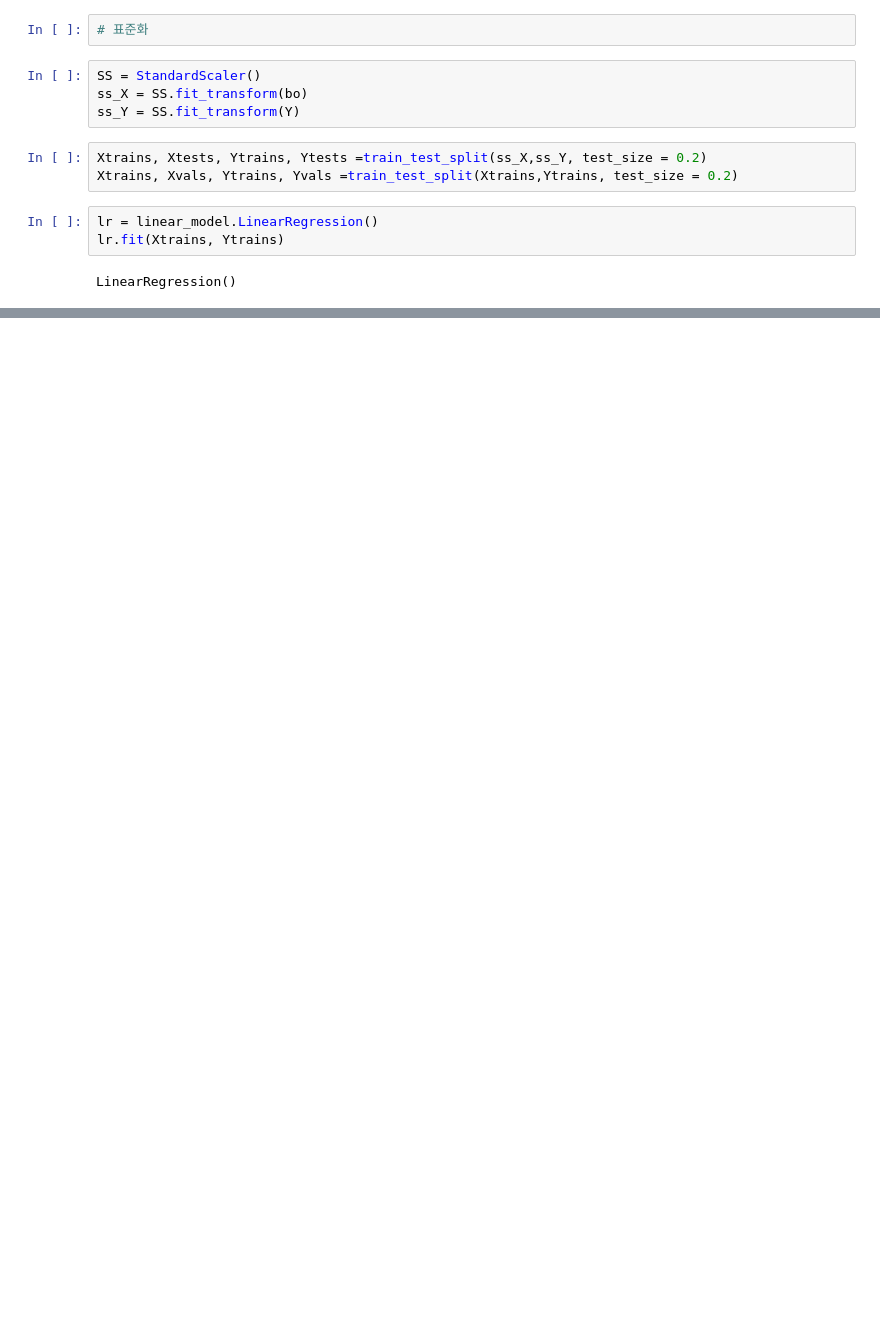
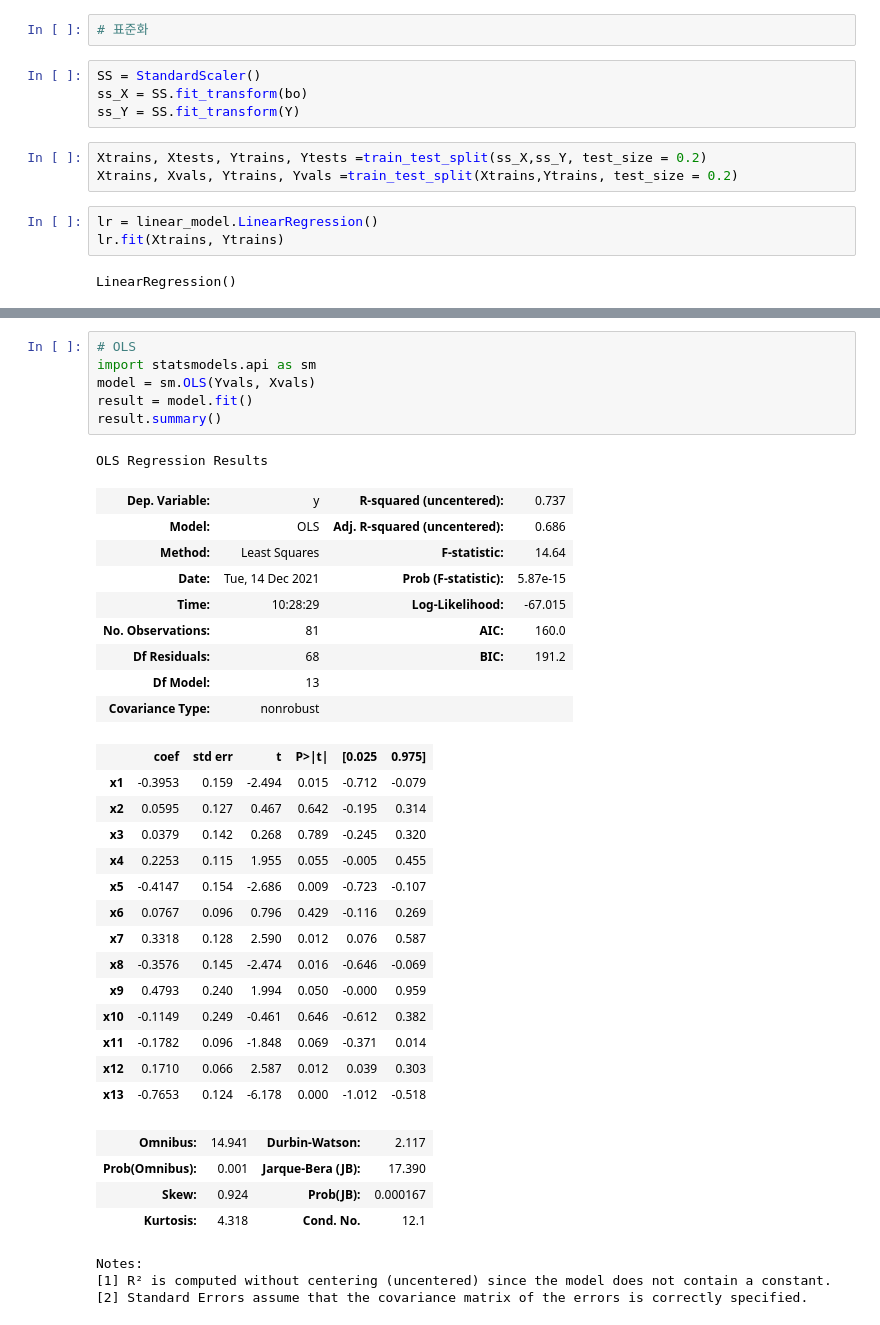
Before and after one commit to JIEUN07/STUDY, a Jupyter notebook: Python 연습문제/day30_2) 2021-12-13(실습_보스턴2).ipynb, the cells around one changed output, grey strips where cells are left out. Saved outputs shown, nothing was run; the diff lists cells and outputs as text; blank space fills up the shorter version.

```diff
--- a/Python 연습문제/day30_2) 2021-12-13(실습_보스턴2).ipynb
+++ b/Python 연습문제/day30_2) 2021-12-13(실습_보스턴2).ipynb
@@ -147,0 +186,38 @@ lr.score(Xvals, Yvals)
+# %%
+# OLS
+import statsmodels.api as sm
+model = sm.OLS(Yvals, Xvals)
+result = model.fit()
+result.summary()
+# %% [output]
+OLS Regression Results
+| Dep. Variable: | y | R-squared (uncentered): | 0.737 |
+| Model: | OLS | Adj. R-squared (uncentered): | 0.686 |
+| Method: | Least Squares | F-statistic: | 14.64 |
+| Date: | Tue, 14 Dec 2021 | Prob (F-statistic): | 5.87e-15 |
+| Time: | 10:28:29 | Log-Likelihood: | -67.015 |
+| No. Observations: | 81 | AIC: | 160.0 |
+| Df Residuals: | 68 | BIC: | 191.2 |
+| Df Model: | 13 |  |  |
+| Covariance Type: | nonrobust |  |  |
+|  | coef | std err | t | P>|t| | [0.025 | 0.975] |
+| x1 | -0.3953 | 0.159 | -2.494 | 0.015 | -0.712 | -0.079 |
+| x2 | 0.0595 | 0.127 | 0.467 | 0.642 | -0.195 | 0.314 |
+| x3 | 0.0379 | 0.142 | 0.268 | 0.789 | -0.245 | 0.320 |
+| x4 | 0.2253 | 0.115 | 1.955 | 0.055 | -0.005 | 0.455 |
+| x5 | -0.4147 | 0.154 | -2.686 | 0.009 | -0.723 | -0.107 |
+| x6 | 0.0767 | 0.096 | 0.796 | 0.429 | -0.116 | 0.269 |
+| x7 | 0.3318 | 0.128 | 2.590 | 0.012 | 0.076 | 0.587 |
+| x8 | -0.3576 | 0.145 | -2.474 | 0.016 | -0.646 | -0.069 |
+| x9 | 0.4793 | 0.240 | 1.994 | 0.050 | -0.000 | 0.959 |
+| x10 | -0.1149 | 0.249 | -0.461 | 0.646 | -0.612 | 0.382 |
+| x11 | -0.1782 | 0.096 | -1.848 | 0.069 | -0.371 | 0.014 |
+| x12 | 0.1710 | 0.066 | 2.587 | 0.012 | 0.039 | 0.303 |
+| x13 | -0.7653 | 0.124 | -6.178 | 0.000 | -1.012 | -0.518 |
+| Omnibus: | 14.941 | Durbin-Watson: | 2.117 |
+| Prob(Omnibus): | 0.001 | Jarque-Bera (JB): | 17.390 |
+| Skew: | 0.924 | Prob(JB): | 0.000167 |
+| Kurtosis: | 4.318 | Cond. No. | 12.1 |
+Notes:
+[1] R² is computed without centering (uncentered) since the model does not contain a constant.
+[2] Standard Errors assume that the covariance matrix of the errors is correctly specified.
```
Also changed, not shown: parts of 3 cells of this notebook, 1 other file.
